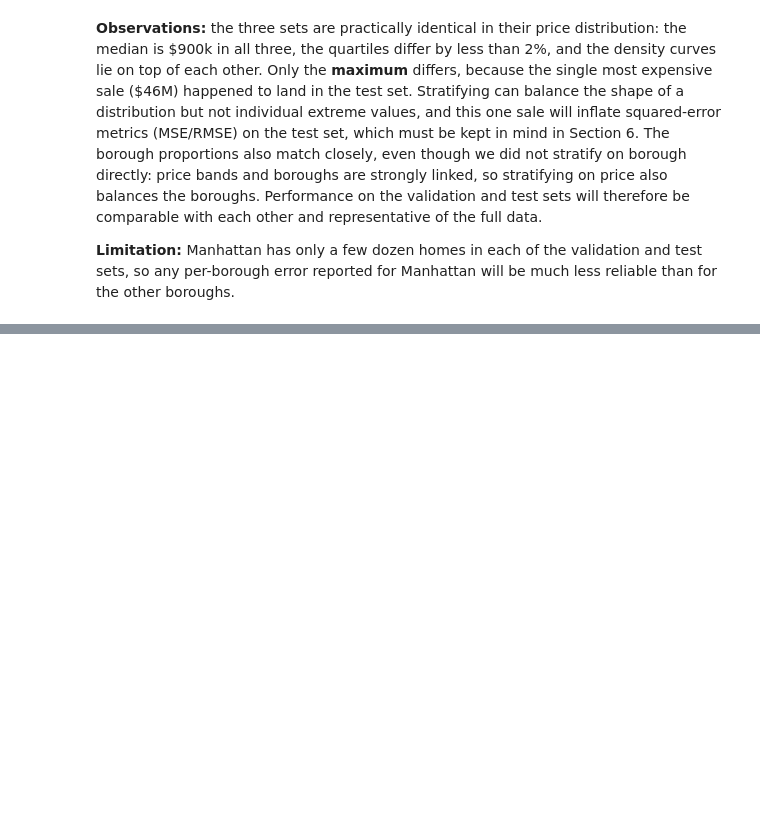
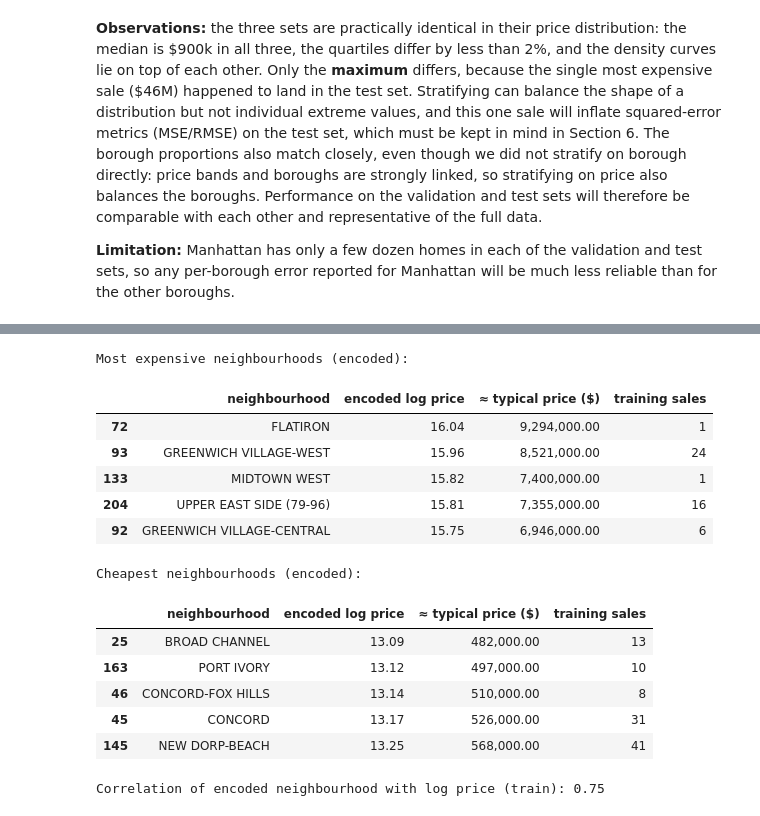
Before and after one commit to nodirbeksolijonov/MLDA-CW1-NYC-Property-Sales, a Jupyter notebook: notebooks/MLDA_CW1_NYC_Property_Sales.ipynb, the cells around one changed output, grey strips where cells are left out. Saved outputs shown, nothing was run; the diff lists cells and outputs as text; code cells hidden in the pictures; blank space fills up the shorter version.

```diff
--- a/notebooks/MLDA_CW1_NYC_Property_Sales.ipynb
+++ b/notebooks/MLDA_CW1_NYC_Property_Sales.ipynb
@@ -1240,0 +1383,36 @@ plt.show()
+# %%
+# What the target encoder learned: average log price per neighbourhood (shown back in dollars)
+te = preprocessor.named_transformers_["te"].named_steps["encode"]
+neigh_enc = pd.DataFrame({
+    "neighbourhood": te.categories_[0],
+    "encoded log price": te.encodings_[0],
+})
+neigh_enc["≈ typical price ($)"] = np.exp(neigh_enc["encoded log price"]).round(-3)
+neigh_enc["training sales"] = neigh_enc["neighbourhood"].map(X_train["neighborhood"].value_counts())
+
+print("Most expensive neighbourhoods (encoded):")
+display(neigh_enc.sort_values("encoded log price", ascending=False).head(5))
+print("Cheapest neighbourhoods (encoded):")
+display(neigh_enc.sort_values("encoded log price").head(5))
+# %% [output]
+Most expensive neighbourhoods (encoded):
+|  | neighbourhood | encoded log price | ≈ typical price ($) | training sales |
+| 72 | FLATIRON | 16.04 | 9,294,000.00 | 1 |
+| 93 | GREENWICH VILLAGE-WEST | 15.96 | 8,521,000.00 | 24 |
+| 133 | MIDTOWN WEST | 15.82 | 7,400,000.00 | 1 |
+| 204 | UPPER EAST SIDE (79-96) | 15.81 | 7,355,000.00 | 16 |
+| 92 | GREENWICH VILLAGE-CENTRAL | 15.75 | 6,946,000.00 | 6 |
+Cheapest neighbourhoods (encoded):
+|  | neighbourhood | encoded log price | ≈ typical price ($) | training sales |
+| 25 | BROAD CHANNEL | 13.09 | 482,000.00 | 13 |
+| 163 | PORT IVORY | 13.12 | 497,000.00 | 10 |
+| 46 | CONCORD-FOX HILLS | 13.14 | 510,000.00 | 8 |
+| 45 | CONCORD | 13.17 | 526,000.00 | 31 |
+| 145 | NEW DORP-BEACH | 13.25 | 568,000.00 | 41 |
+# %%
+# The encoded neighbourhood should now be a strong numeric predictor of price
+enc_col = list(feature_names).index("neighborhood")
+r = np.corrcoef(X_train_prep[:, enc_col], y_train)[0, 1]
+print(f"Correlation of encoded neighbourhood with log price (train): {r:.2f}")
+# %% [output]
+Correlation of encoded neighbourhood with log price (train): 0.75
```
Also changed, not shown: parts of 12 cells of this notebook.
